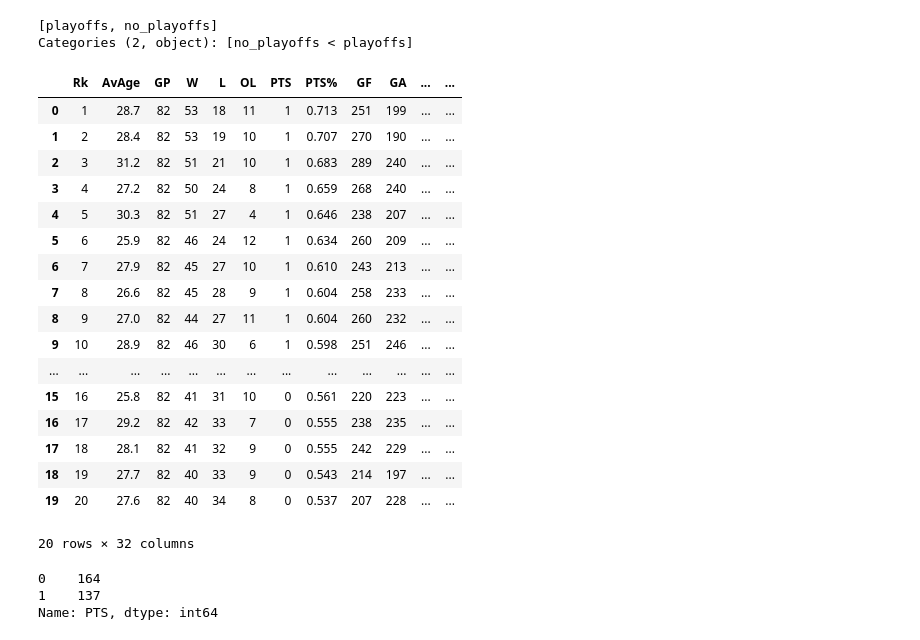
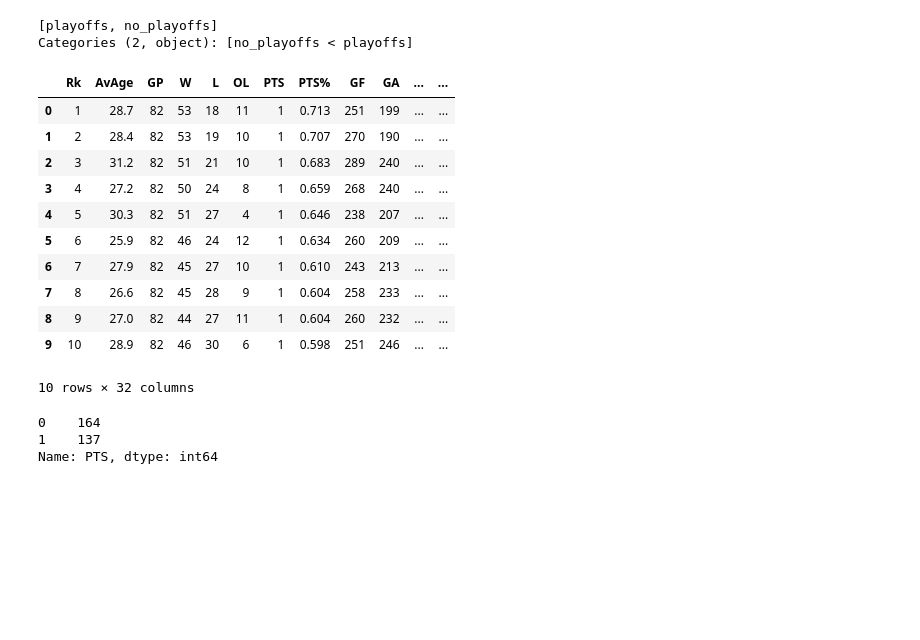
Before and after one commit to knwright/Hard_Refresh, a Jupyter notebook: NHL_Performance_Predictions.ipynb, the cells around one changed output. Cells and saved outputs as stored; diff of their text form; code cells hidden in the pictures; blank space fills up the shorter version.

```diff
--- a/NHL_Performance_Predictions.ipynb
+++ b/NHL_Performance_Predictions.ipynb
@@ -112,26 +123,20 @@ season_clean['PTS'] = label_quality.fit_transform(season_clean['PTS'])
 # %%
 # Dataframe displaying the newly transformed PTS column
 
-season_clean.head(20)
+season_clean.head(10)
 # %% [output]
 |  | Rk | AvAge | GP | W | L | OL | PTS | PTS% | GF | GA | ... | ... |
 | 0 | 1 | 28.7 | 82 | 53 | 18 | 11 | 1 | 0.713 | 251 | 199 | ... | ... |
 | 1 | 2 | 28.4 | 82 | 53 | 19 | 10 | 1 | 0.707 | 270 | 190 | ... | ... |
 | 2 | 3 | 31.2 | 82 | 51 | 21 | 10 | 1 | 0.683 | 289 | 240 | ... | ... |
 | 3 | 4 | 27.2 | 82 | 50 | 24 | 8 | 1 | 0.659 | 268 | 240 | ... | ... |
 | 4 | 5 | 30.3 | 82 | 51 | 27 | 4 | 1 | 0.646 | 238 | 207 | ... | ... |
 | 5 | 6 | 25.9 | 82 | 46 | 24 | 12 | 1 | 0.634 | 260 | 209 | ... | ... |
 | 6 | 7 | 27.9 | 82 | 45 | 27 | 10 | 1 | 0.610 | 243 | 213 | ... | ... |
 | 7 | 8 | 26.6 | 82 | 45 | 28 | 9 | 1 | 0.604 | 258 | 233 | ... | ... |
 | 8 | 9 | 27.0 | 82 | 44 | 27 | 11 | 1 | 0.604 | 260 | 232 | ... | ... |
 | 9 | 10 | 28.9 | 82 | 46 | 30 | 6 | 1 | 0.598 | 251 | 246 | ... | ... |
-| ... | ... | ... | ... | ... | ... | ... | ... | ... | ... | ... | ... | ... |
-| 15 | 16 | 25.8 | 82 | 41 | 31 | 10 | 0 | 0.561 | 220 | 223 | ... | ... |
-| 16 | 17 | 29.2 | 82 | 42 | 33 | 7 | 0 | 0.555 | 238 | 235 | ... | ... |
-| 17 | 18 | 28.1 | 82 | 41 | 32 | 9 | 0 | 0.555 | 242 | 229 | ... | ... |
-| 18 | 19 | 27.7 | 82 | 40 | 33 | 9 | 0 | 0.543 | 214 | 197 | ... | ... |
-| 19 | 20 | 27.6 | 82 | 40 | 34 | 8 | 0 | 0.537 | 207 | 228 | ... | ... |
-20 rows × 32 columns
+10 rows × 32 columns
 # %%
 # Count the values in each points category (non-playoff and playoff)
 
```
Also changed, not shown: parts of 65 cells of this notebook, 13 other files.
